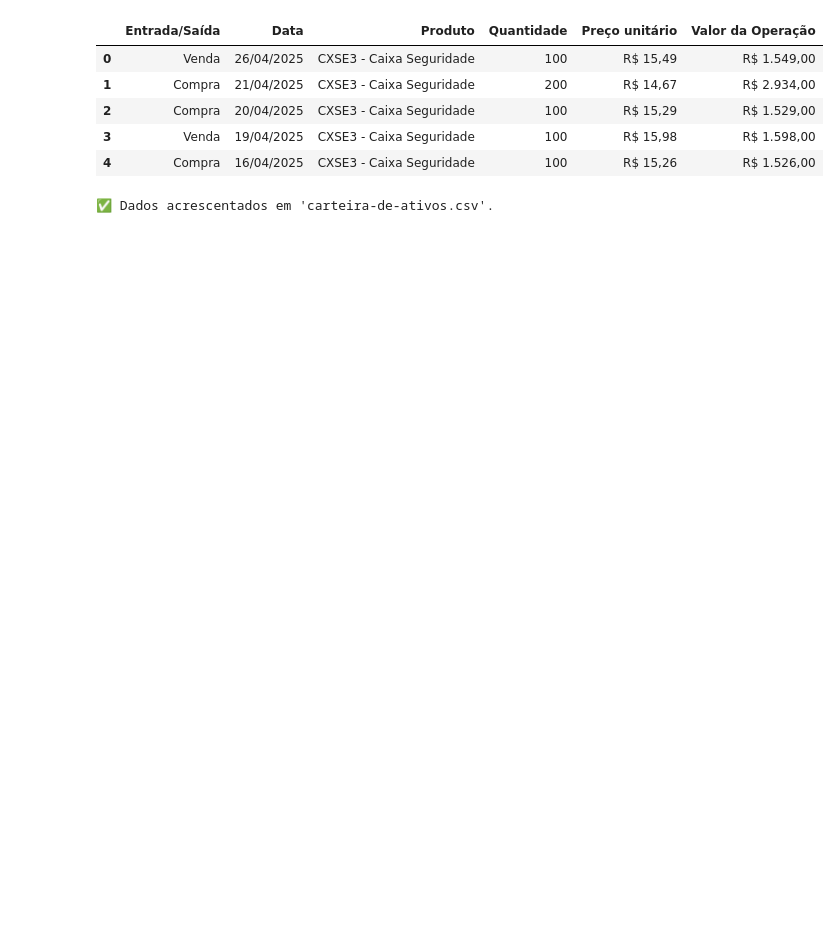
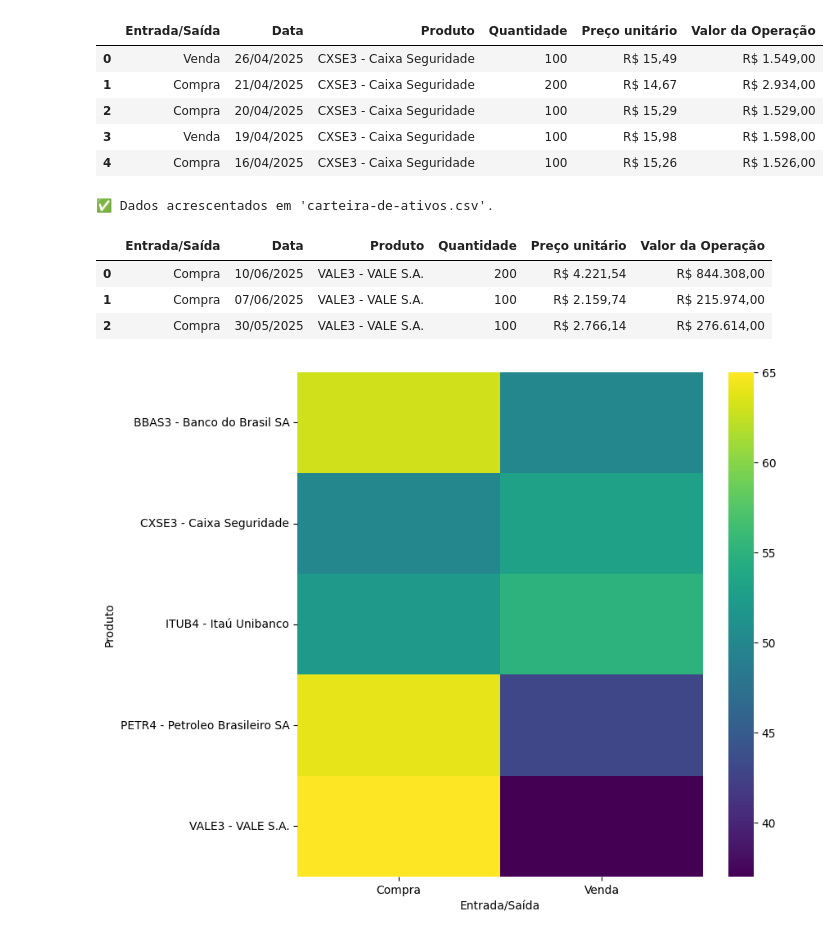
Before and after one commit to uervitonsantos/simula-dados-carteira-investimentos, a Jupyter notebook: Simula_dados_de_operações_em_cateira_de_investimento.ipynb, the cells around one changed output. Cells and saved outputs as stored; diff of their text form; code cells hidden in the pictures; blank space fills up the shorter version.

```diff
--- a/Simula_dados_de_operações_em_cateira_de_investimento.ipynb
+++ b/Simula_dados_de_operações_em_cateira_de_investimento.ipynb
@@ -74,3 +74,27 @@ df.to_csv(file_path, mode='a', header=write_header, index=False)
 print("✅ Dados acrescentados em 'carteira-de-ativos.csv'.")
 # %% [output]
 ✅ Dados acrescentados em 'carteira-de-ativos.csv'.
+# %%
+df3 = pd.read_csv(f'/content/drive/MyDrive/datasets/dados-acoes/carteira-de-ativos.csv', sep=",")
+df3.head(3)
+# %% [output]
+|  | Entrada/Saída | Data | Produto | Quantidade | Preço unitário | Valor da Operação |
+| 0 | Compra | 10/06/2025 | VALE3 - VALE S.A. | 200 | R$ 4.221,54 | R$ 844.308,00 |
+| 1 | Compra | 07/06/2025 | VALE3 - VALE S.A. | 100 | R$ 2.159,74 | R$ 215.974,00 |
+| 2 | Compra | 30/05/2025 | VALE3 - VALE S.A. | 100 | R$ 2.766,14 | R$ 276.614,00 |
+# %%
+# @title Entrada/Saída vs Produto
+
+from matplotlib import pyplot as plt
+import seaborn as sns
+import pandas as pd
+plt.subplots(figsize=(8, 8))
+df_2dhist = pd.DataFrame({
+    x_label: grp['Produto'].value_counts()
+    for x_label, grp in df3.groupby('Entrada/Saída')
+})
+sns.heatmap(df_2dhist, cmap='viridis')
+plt.xlabel('Entrada/Saída')
+_ = plt.ylabel('Produto')
+# %% [output]
+[figure, added]
```
Also changed, not shown: parts of 2 cells of this notebook.
